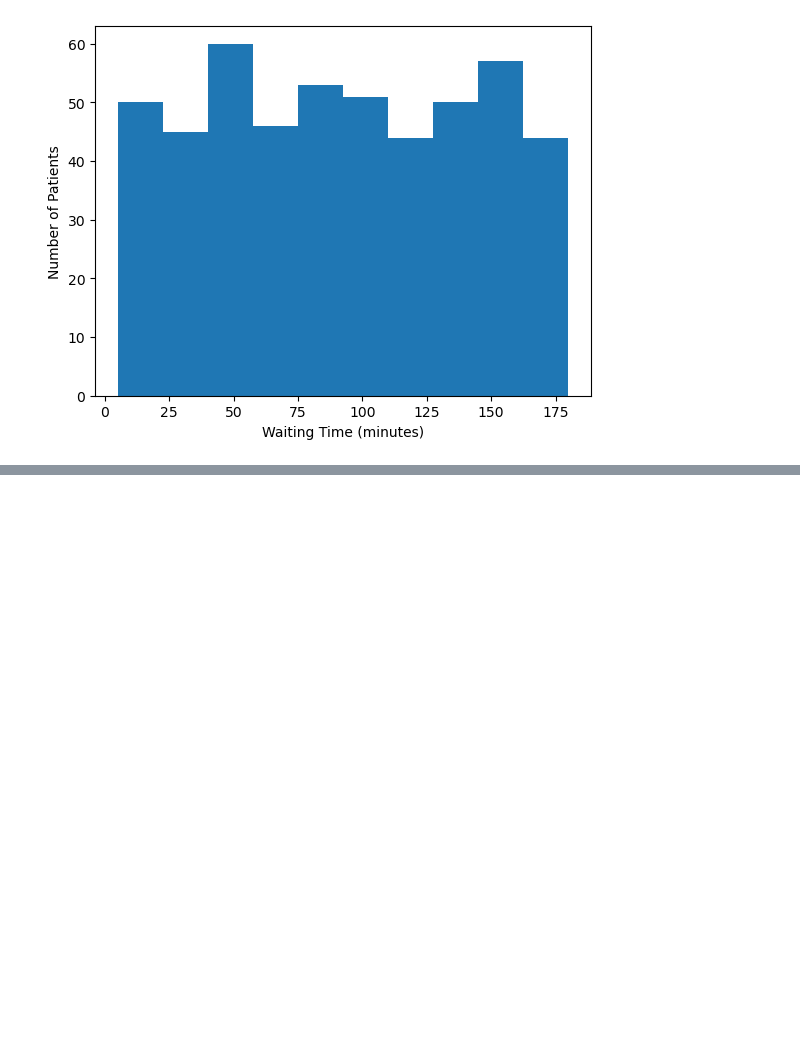
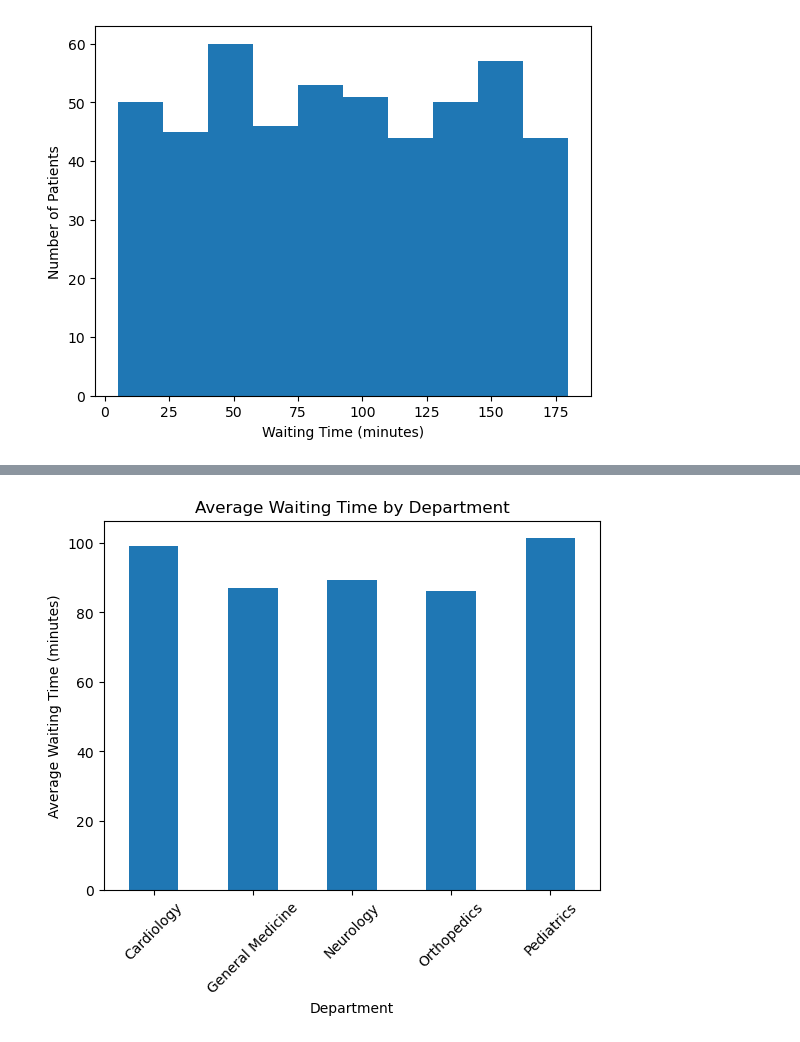
Before and after one commit to abhishekbabu-git/ed-flow-optimization-ai, a Jupyter notebook: patient_flow_analysis.ipynb, the cells around one changed output, grey strips where cells are left out. Cells and saved outputs as stored; diff of their text form; code cells hidden in the pictures; blank space fills up the shorter version.

```diff
--- a/patient_flow_analysis.ipynb
+++ b/patient_flow_analysis.ipynb
@@ -150,0 +164,14 @@ plt.show()
+# %%
+dept_wait = df.groupby("department")["wait_time_minutes"].mean()
+
+dept_wait.plot(kind="bar")
+
+plt.title("Average Waiting Time by Department")
+plt.xlabel("Department")
+plt.ylabel("Average Waiting Time (minutes)")
+
+plt.xticks(rotation=45)
+
+plt.show()
+# %% [output]
+[figure, added]
```
Also changed, not shown: parts of 2 cells of this notebook.
